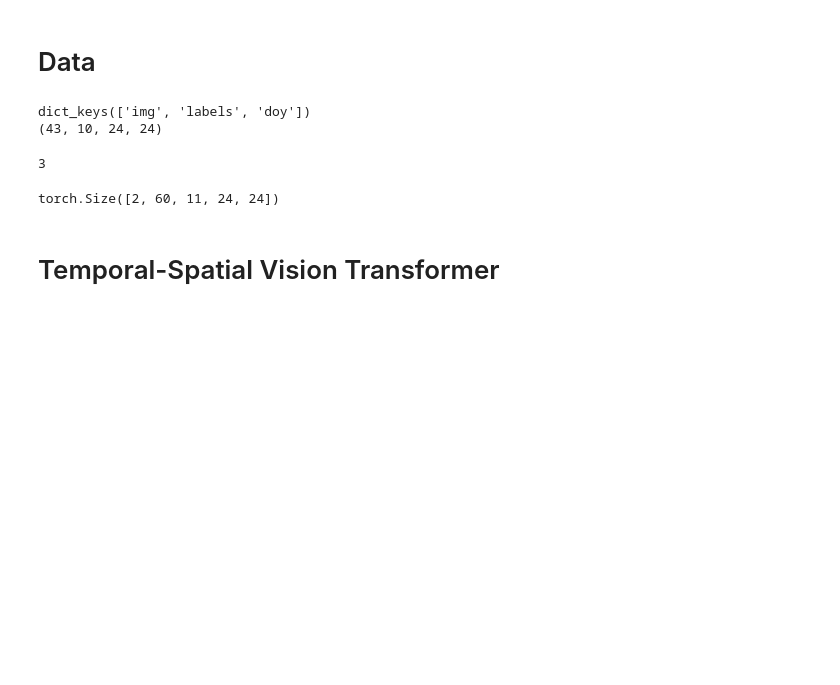
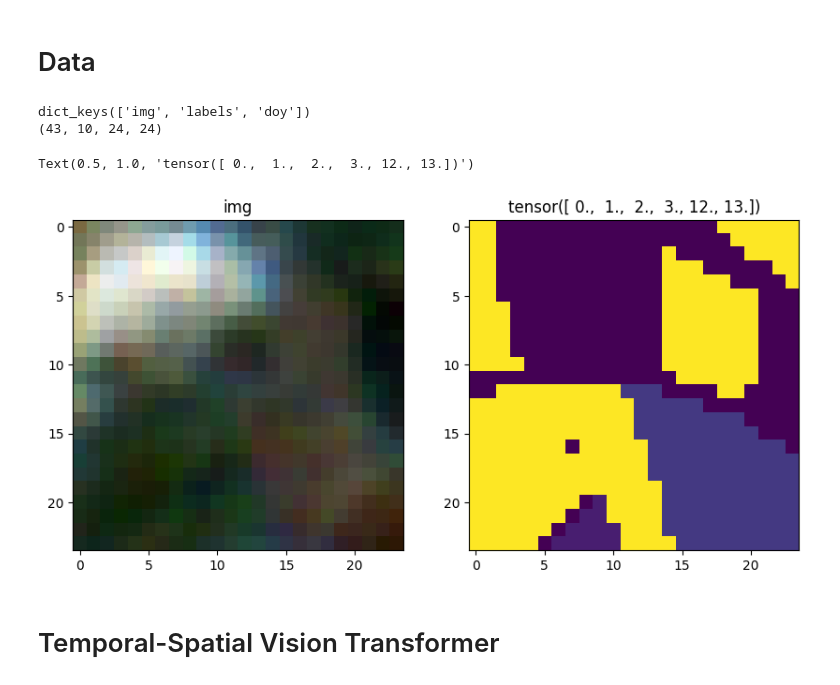
Before and after one commit to amirafshari/satvit, a Jupyter notebook: main.ipynb, the cells around one changed output. Cells and saved outputs as stored; diff of their text form; code cells hidden in the pictures; blank space fills up the shorter version.

```diff
--- a/main.ipynb
+++ b/main.ipynb
@@ -119,5 +121,17 @@ class PASTIS(Dataset):
 
 
         return data['img'], data['labels']
+# %%
+def get_rgb(x, batch_index=0, t_show=1):
+    """Utility function to get a displayable rgb image
+    from a Sentinel-2 time series.
+    """
+    im = x[t_show, [2,1,0]]
+    mx = im.max(axis=(1,2))
+    mi = im.min(axis=(1,2))
+    im = (im - mi[:,None,None])/(mx - mi)[:,None,None]
+    im = im.swapaxes(0,2).swapaxes(0,1)
+    im = np.clip(im, a_max=1, a_min=0)
+    return im
 # %%
 data = PASTIS('./data/PASTIS/',)
@@ -124,14 +139,17 @@ data = PASTIS('./data/PASTIS/',)
-# %%
-data.__len__()
-# %% [output]
-3
 # %%
 dataset = DataLoader(data, batch_size=2, shuffle=True)
-# %%
-img, label = next(iter(dataset))
-img.shape
-# %% [output]
-torch.Size([2, 60, 11, 24, 24])
+# %%
+img, label = next(iter(dataset))
+
+fix, axes = plt.subplots(1,2, figsize=(10,10))
+axes[0].imshow(get_rgb(img[0][:,:-1,:,:].numpy()))
+axes[1].imshow(label[0].numpy())
+
+axes[0].set_title('img')
+axes[1].set_title(f'{label.unique()}')
+# %% [output]
+Text(0.5, 1.0, 'tensor([ 0.,  1.,  2.,  3., 12., 13.])')
+[figure, added]
 # %% [markdown]
 # Temporal-Spatial Vision Transformer
 # %%
```
Also changed, not shown: parts of 6 cells of this notebook.
